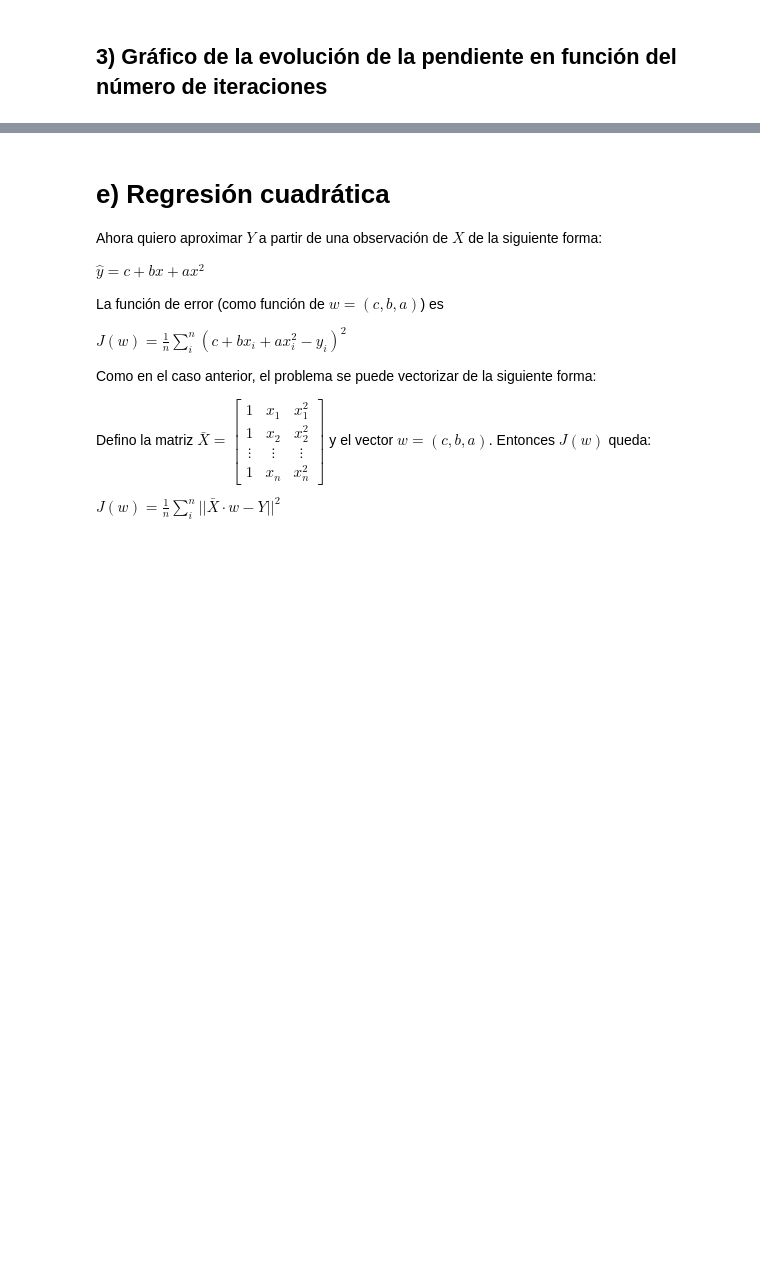
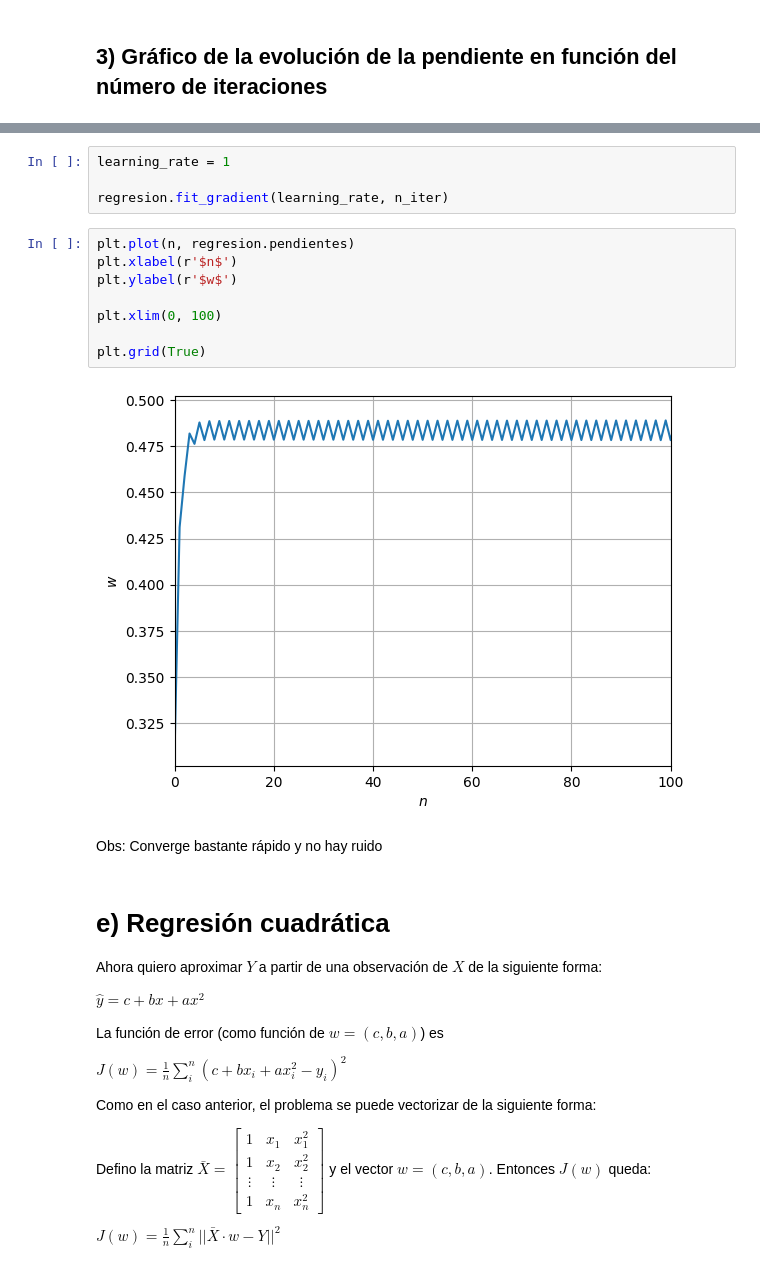
Before and after one commit to smabrera03/Taller-de-se-ales-2025C2, a Jupyter notebook: TPS/TP1 Regresión lineal/TP1_Cabrera.ipynb, the cells around one changed output, grey strips where cells are left out. Saved outputs shown, nothing was run; the diff lists cells and outputs as text; blank space fills up the shorter version.

```diff
--- a/TPS/TP1 Regresión lineal/TP1_Cabrera.ipynb
+++ b/TPS/TP1 Regresión lineal/TP1_Cabrera.ipynb
@@ -229,3 +245,19 @@ plt.grid(True)
+# %%
+learning_rate = 1
+
+regresion.fit_gradient(learning_rate, n_iter)
+# %%
+plt.plot(n, regresion.pendientes)
+plt.xlabel(r'$n$')
+plt.ylabel(r'$w$')
+
+plt.xlim(0, 100)
+
+plt.grid(True)
+# %% [output]
+[figure, added]
+# %% [markdown]
+Obs: Converge bastante rápido y no hay ruido
 # %% [markdown]
 # e) Regresión cuadrática
 
```
Also changed, not shown: parts of 14 cells of this notebook, 3 other files.
